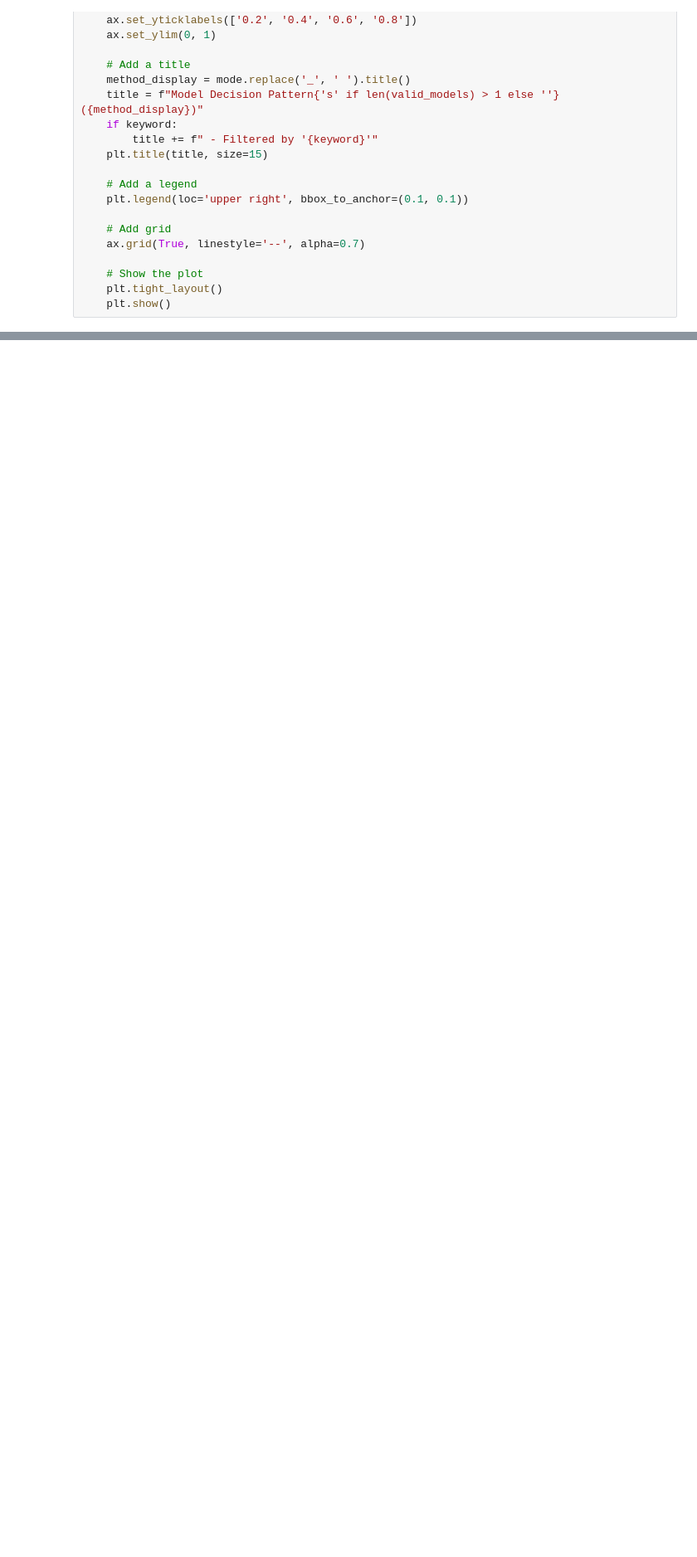
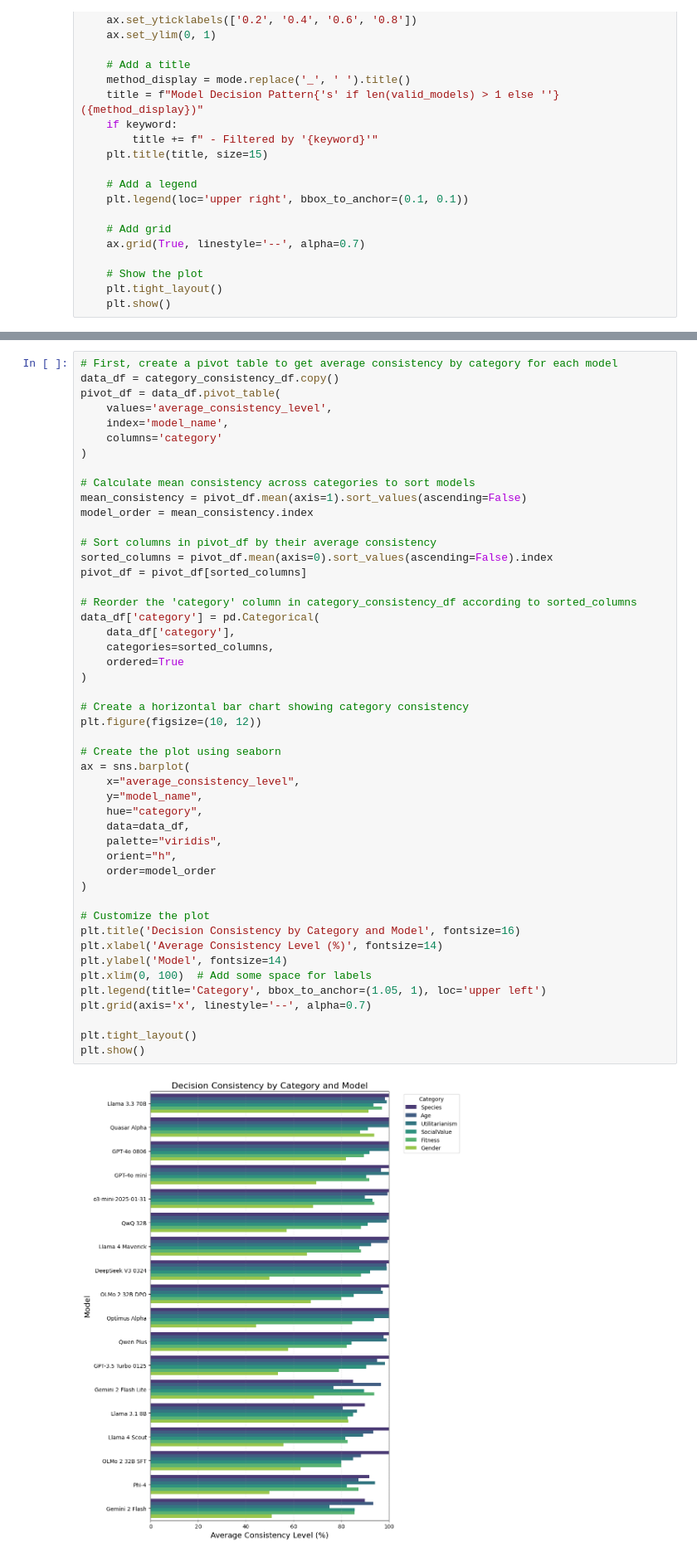
Before and after one commit to keenansamway/moral-lens, a Jupyter notebook: notebooks/decision_consistency.ipynb, the cells around one changed output, grey strips where cells are left out. Shown at 83% size. Saved outputs shown, nothing was run; the diff lists cells and outputs as text; blank space fills up the shorter version.

```diff
--- a/notebooks/decision_consistency.ipynb
+++ b/notebooks/decision_consistency.ipynb
@@ -871,0 +1046,50 @@ plt.show()
+# %%
+# First, create a pivot table to get average consistency by category for each model
+data_df = category_consistency_df.copy()
+pivot_df = data_df.pivot_table(
+    values='average_consistency_level',
+    index='model_name',
+    columns='category'
+)
+
+# Calculate mean consistency across categories to sort models
+mean_consistency = pivot_df.mean(axis=1).sort_values(ascending=False)
+model_order = mean_consistency.index
+
+# Sort columns in pivot_df by their average consistency
+sorted_columns = pivot_df.mean(axis=0).sort_values(ascending=False).index
+pivot_df = pivot_df[sorted_columns]
+
+# Reorder the 'category' column in category_consistency_df according to sorted_columns
+data_df['category'] = pd.Categorical(
+    data_df['category'],
+    categories=sorted_columns,
+    ordered=True
+)
+
+# Create a horizontal bar chart showing category consistency
+plt.figure(figsize=(10, 12))
+
+# Create the plot using seaborn
+ax = sns.barplot(
+    x="average_consistency_level",
+    y="model_name",
+    hue="category",
+    data=data_df,
+    palette="viridis",
+    orient="h",
+    order=model_order
+)
+
+# Customize the plot
+plt.title('Decision Consistency by Category and Model', fontsize=16)
+plt.xlabel('Average Consistency Level (%)', fontsize=14)
+plt.ylabel('Model', fontsize=14)
+plt.xlim(0, 100)  # Add some space for labels
+plt.legend(title='Category', bbox_to_anchor=(1.05, 1), loc='upper left')
+plt.grid(axis='x', linestyle='--', alpha=0.7)
+
+plt.tight_layout()
+plt.show()
+# %% [output]
+[figure, added]
```
Also changed, not shown: parts of 14 cells of this notebook, 15 other files.
